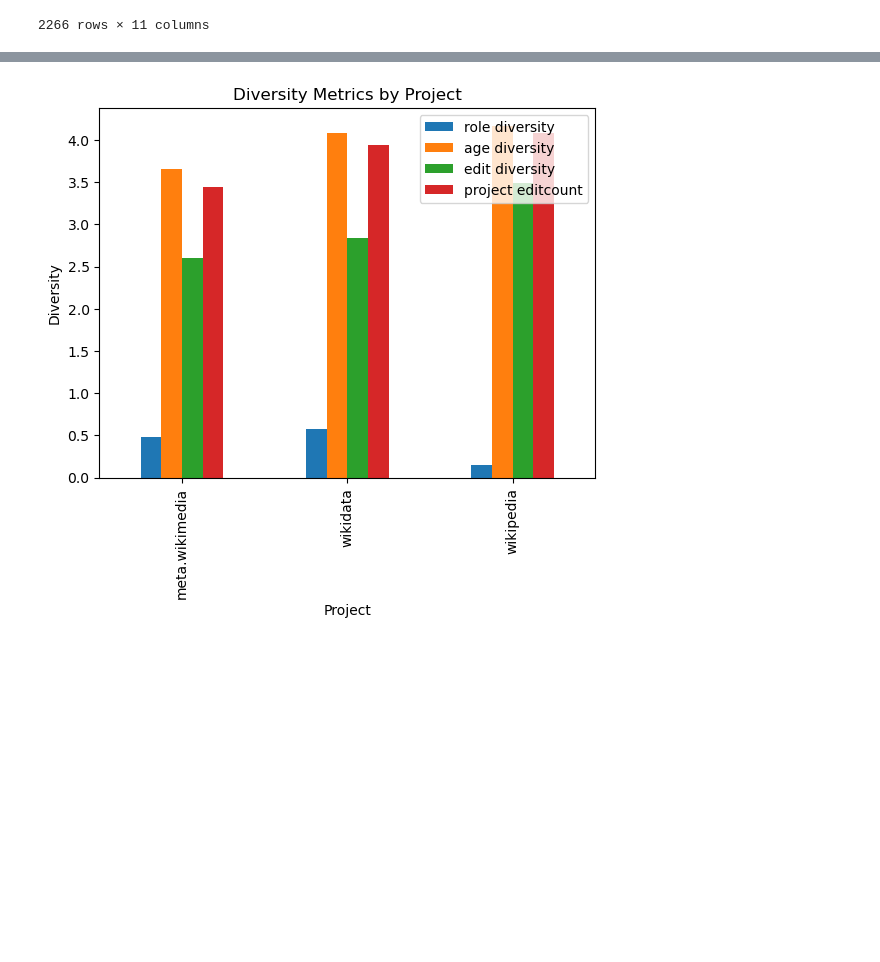
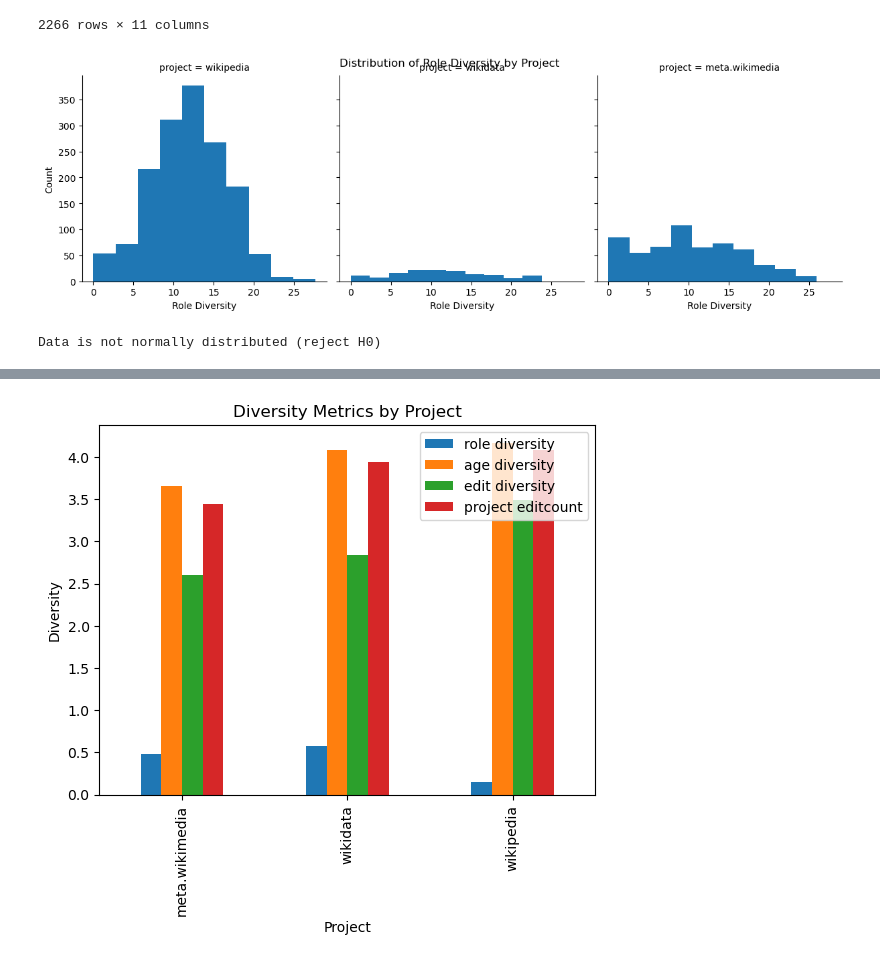
Before and after one commit to mrspacerobot/wiki_delib, a Jupyter notebook: data_analysis/data_analysis.ipynb, the cells around one changed output, grey strips where cells are left out. Cells and saved outputs as stored; diff of their text form; code cells hidden in the pictures; blank space fills up the shorter version.

```diff
--- a/data_analysis/data_analysis.ipynb
+++ b/data_analysis/data_analysis.ipynb
@@ -440,3 +440,33 @@ rfc_df
 | 2264 | 12032443 | 2300 | Requests for comment/Global ban f... | 98624 | meta.wikimedia | 2022-12-01T13:39:00Z | -1.442695e-10 | ... |
 | 2265 | 12033142 | 2301 | Requests for comment/Global ban f... | 98651 | meta.wikimedia | 2023-02-24T21:12:00Z | 3.283389e-01 | ... |
 2266 rows × 11 columns
+# %%
+import seaborn as sns
+import matplotlib.pyplot as plt
+
+# Create FacetGrid plot
+g = sns.FacetGrid(rfc_df, col='project', height=4)
+g.map(plt.hist, 'metric_diversity')
+
+# Add labels and title
+g.set_axis_labels('Role Diversity', 'Count')
+g.fig.suptitle('Distribution of Role Diversity by Project')
+
+# Show plot
+plt.show()
+# %% [output]
+[figure, added]
+# %%
+from scipy.stats import shapiro
+
+# Perform Shapiro-Wilk test
+stat, p = shapiro(rfc_df['metric_diversity'])
+
+# Interpret the results
+alpha = 0.05
+if p > alpha:
+    print('Data is normally distributed (fail to reject H0)')
+else:
+    print('Data is not normally distributed (reject H0)')
+# %% [output]
+Data is not normally distributed (reject H0)
```
Also changed, not shown: parts of 26 cells of this notebook, 19 other files.
